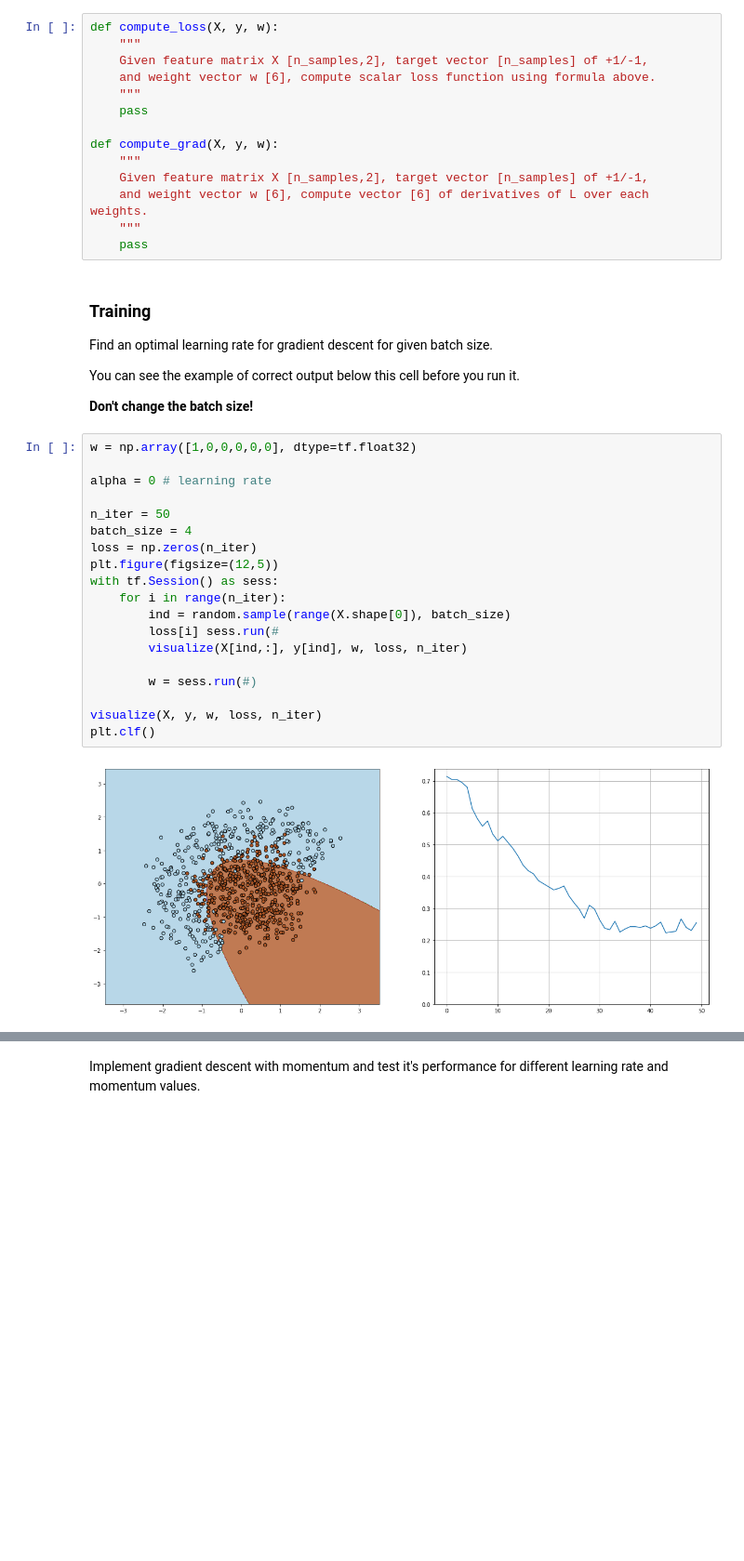
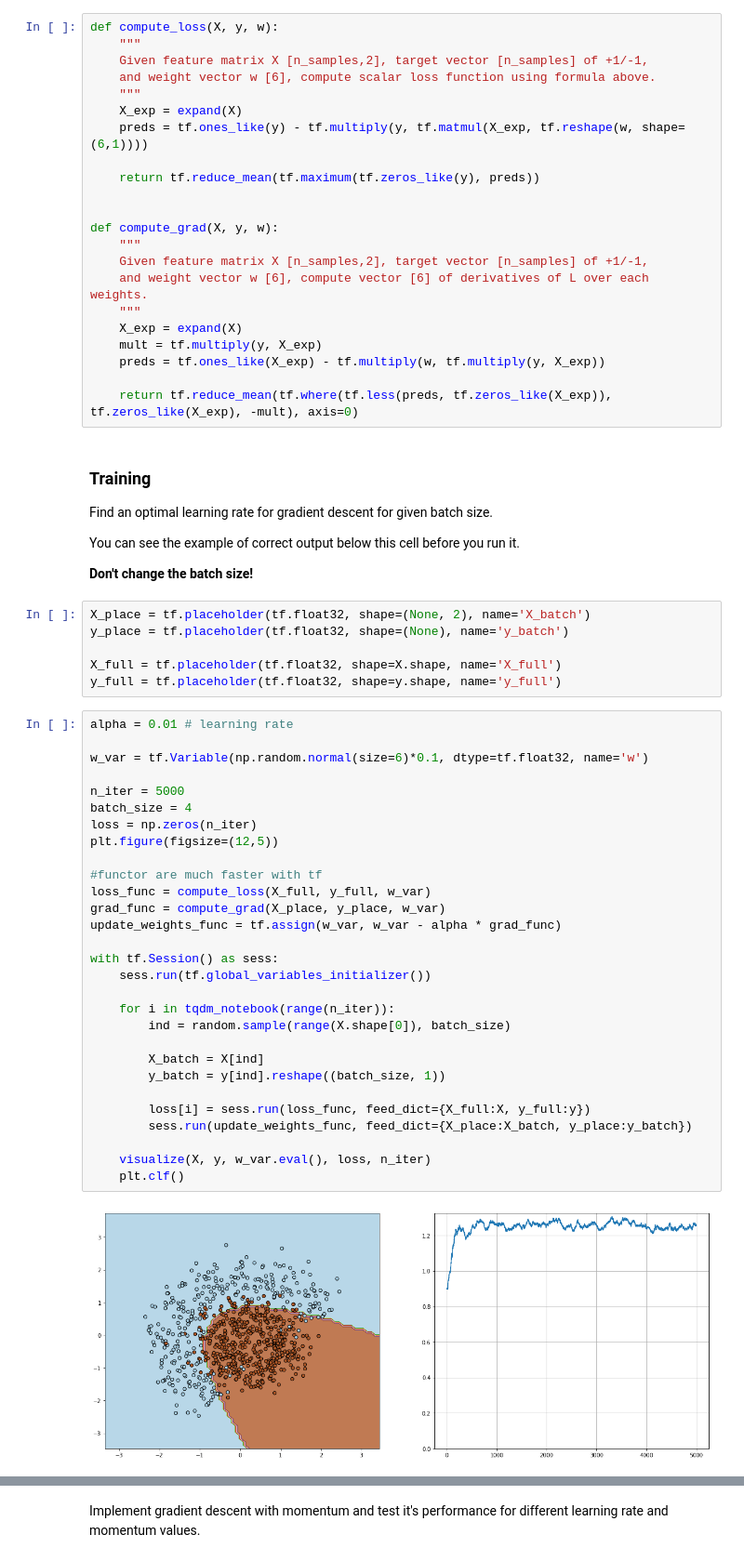
Before and after one commit to Rauf-Kurbanov/au_dl_course, a Jupyter notebook: seminar_2/task_1.ipynb, the cells around one changed output, grey strips where cells are left out. Shown at 93% size. Drawn from its saved outputs; the diff is of its cells as text; blank space fills up the shorter version.

```diff
--- a/seminar_2/task_1.ipynb
+++ b/seminar_2/task_1.ipynb
@@ -77,14 +91,22 @@ def compute_loss(X, y, w):
     Given feature matrix X [n_samples,2], target vector [n_samples] of +1/-1,
     and weight vector w [6], compute scalar loss function using formula above.
     """
-    pass
+    X_exp = expand(X)
+    preds = tf.ones_like(y) - tf.multiply(y, tf.matmul(X_exp, tf.reshape(w, shape=(6,1))))
+
+    return tf.reduce_mean(tf.maximum(tf.zeros_like(y), preds))
+
 
 def compute_grad(X, y, w):
     """
     Given feature matrix X [n_samples,2], target vector [n_samples] of +1/-1,
     and weight vector w [6], compute vector [6] of derivatives of L over each weights.
     """
-    pass
+    X_exp = expand(X)
+    mult = tf.multiply(y, X_exp)
+    preds = tf.ones_like(X_exp) - tf.multiply(w, tf.multiply(y, X_exp))
+
+    return tf.reduce_mean(tf.where(tf.less(preds, tf.zeros_like(X_exp)), tf.zeros_like(X_exp), -mult), axis=0)
 # %% [markdown]
 ### Training
 Find an optimal learning rate for gradient descent for given batch size.
@@ -92,26 +114,42 @@ Find an optimal learning rate for gradient descent for given batch size.
 You can see the example of correct output below this cell before you run it.
 
 **Don't change the batch size!**
+# %%
+X_place = tf.placeholder(tf.float32, shape=(None, 2), name='X_batch')
+y_place = tf.placeholder(tf.float32, shape=(None), name='y_batch')
+
+X_full = tf.placeholder(tf.float32, shape=X.shape, name='X_full')
+y_full = tf.placeholder(tf.float32, shape=y.shape, name='y_full')
 # %%
-w = np.array([1,0,0,0,0,0], dtype=tf.float32)
+alpha = 0.01 # learning rate
 
-alpha = 0 # learning rate
+w_var = tf.Variable(np.random.normal(size=6)*0.1, dtype=tf.float32, name='w')
 
-n_iter = 50
+n_iter = 5000
 batch_size = 4
 loss = np.zeros(n_iter)
 plt.figure(figsize=(12,5))
+
+#functor are much faster with tf
+loss_func = compute_loss(X_full, y_full, w_var)
+grad_func = compute_grad(X_place, y_place, w_var)
+update_weights_func = tf.assign(w_var, w_var - alpha * grad_func)
+
 with tf.Session() as sess:
-    for i in range(n_iter):
+    sess.run(tf.global_variables_initializer())
+
+    for i in tqdm_notebook(range(n_iter)):
         ind = random.sample(range(X.shape[0]), batch_size)
-        loss[i] sess.run(#
-        visualize(X[ind,:], y[ind], w, loss, n_iter)
 
-        w = sess.run(#)
+        X_batch = X[ind]
+        y_batch = y[ind].reshape((batch_size, 1))
 
-visualize(X, y, w, loss, n_iter)
-plt.clf()
+        loss[i] = sess.run(loss_func, feed_dict={X_full:X, y_full:y})
+        sess.run(update_weights_func, feed_dict={X_place:X_batch, y_place:y_batch})
+
+    visualize(X, y, w_var.eval(), loss, n_iter)
+    plt.clf()
 # %% [output]
-[figure, old version]
+[figure, new version]
 <matplotlib.figure.Figure at 0x...>
 <matplotlib.figure.Figure at 0x...>
```
Also changed, not shown: parts of 11 cells of this notebook, 1 other file.
